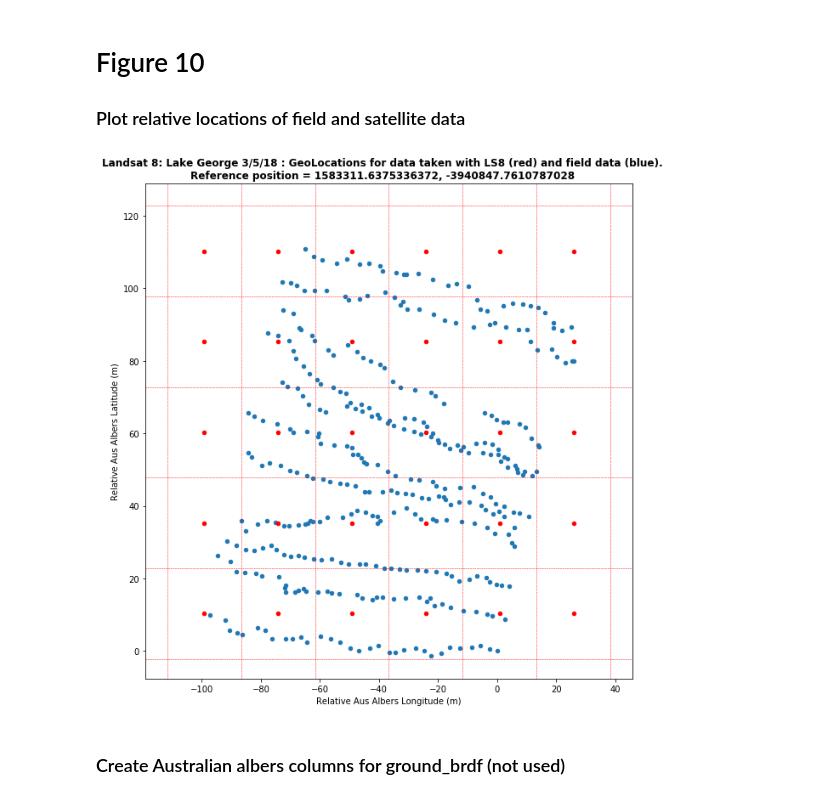
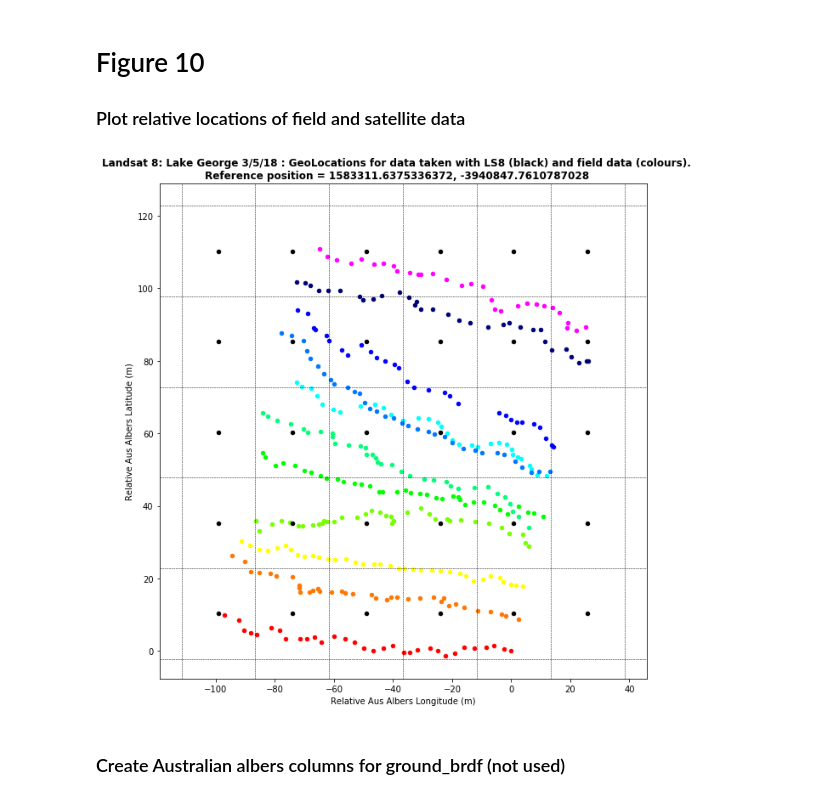
Before and after one commit to GeoscienceAustralia/DEA-CalVal-Phase1, a Jupyter notebook: Pipeline-LG-03-05-18.ipynb, the cells around one changed output. Drawn from its saved outputs; the diff is of its cells as text; code cells hidden in the pictures.

Commit message:
colour fields by line and limit field pixels to 10+ spectra

```diff
--- a/Pipeline-LG-03-05-18.ipynb
+++ b/Pipeline-LG-03-05-18.ipynb
@@ -800,0 +786,22 @@ ground_bands = catty.drop(['Wavelength', 'radiance'], axis=1)
+# %%
+fig, axes = plt.subplots(nrows=1, ncols=2, figsize=(11.5, 6.5))
+fig.suptitle(sat_name+': '+field_site+' '+field_date+' '+site_number+': \nGround Reflectances averaged into '+sat_name+' Bands\n        Line Averaged                                                         Individual spectra', fontweight='bold')
+axes[0].set_ylabel("Reflectance")
+axes[0].set_xlabel("Band Number")
+axes[1].set_xlabel("Band Number")
+axes[0].set_xticks([0,1,2,3,4,5,6,7,8,9,10,11,12,13,14,15])
+axes[1].set_xticks([0,1,2,3,4,5,6,7,8,9,10,11,12,13,14,15])
+plt.tight_layout(pad=5.5, w_pad=1.0, h_pad=1.0)
+
+d=pd.DataFrame([[[ground_bands[j][(ground_bands['Line']==i)].mean()] for j in list(band.keys())] for i in ground_bands.Line.unique()])
+for i in d.columns:
+    d[i] = d[i].str.get(0)
+    d.rename(columns={i: 'band'+str(i+1)}, inplace=True)
+for i in d.index:
+    d.rename(index={i: 'Line'+str(i+1)}, inplace=True)
+
+d.T.plot(legend=True, ax=axes[0], color=colpac)
+
+result_df.T.plot(legend=False, ax=axes[1])
+
+plt.savefig(output+'Fig08_BandReflectances.png')
@@ -1069,41 +1075,47 @@ xloc = [pyproj.transform(wgs_84, aus_albers, ground_brdf['Longitude'][i], ground
 relxloc = [(xloc[i][0]-xloc[0][0], xloc[i][1]-xloc[0][1]) for i in range(len(ground_brdf))]
 
 satloc = [[0 for x in range(2)] for y in range(len(sat_array.x)*(len(sat_array.y)))]
 count=0
 for i in range(len(sat_array.x)):
     for j in range(len(sat_array.y)):
         satloc[count][0] = float(sat_array.x[i]-xloc[0][0])
         satloc[count][1] = float(sat_array.y[j]-xloc[0][1])
         count+=1
 
 satloc_df = pd.DataFrame(satloc)
 
 fig, axes = plt.subplots(nrows=1, ncols=1, figsize=(9.5, 9.5))
-fig.suptitle(sat_name+': '+field_site+' '+field_date+' '+site_number+': GeoLocations for data taken with LS8 (red) and field data (blue).\nReference position = '+str(xloc[0][0])+', '+str(xloc[0][1]), fontweight='bold')
+fig.suptitle(sat_name+': '+field_site+' '+field_date+' '+site_number+': GeoLocations for data taken with LS8 (black) and field data (colours).\nReference position = '+str(xloc[0][0])+', '+str(xloc[0][1]), fontweight='bold')
 plt.tight_layout(pad=4.0, w_pad=1.0, h_pad=1.0)
 
 def gridlines(satloc_df):
-    axes.axhline(satloc_df[1].unique()[0]+12.5, linestyle='--', color='r', linewidth=0.5)
+    axes.axhline(satloc_df[1].unique()[0]+12.5, linestyle='--', color='black', linewidth=0.5)
     for i in range(len(satloc_df[1].unique())):
-        axes.axhline(satloc_df[1].unique()[0]-(12.5+(25*i)), linestyle='--', color='r', linewidth=0.5)
+        axes.axhline(satloc_df[1].unique()[0]-(12.5+(25*i)), linestyle='--', color='black', linewidth=0.5)
 
-    axes.axvline(satloc_df[0].unique()[0]-12.5, linestyle='--', color='r', linewidth=0.5)
+    axes.axvline(satloc_df[0].unique()[0]-12.5, linestyle='--', color='black', linewidth=0.5)
     for i in range(len(satloc_df[0].unique())):
-        axes.axvline(satloc_df[0].unique()[0]+(12.5+(25*i)), linestyle='--', color='r', linewidth=0.5)
+        axes.axvline(satloc_df[0].unique()[0]+(12.5+(25*i)), linestyle='--', color='black', linewidth=0.5)
 
 
 rr = pd.DataFrame(relxloc)
-rr.plot.scatter(0,1, ax=axes)
-satloc_df.plot.scatter(0,1, ax=axes, color='red', )
+
+ground_brdf_XY = pd.concat([ground_brdf, rr], axis=1)
+ground_brdf_XY.rename(columns={0: 'RelX', 1: 'RelY'}, inplace=True)
+
+for i in ground_brdf_XY.Line.unique():
+    ground_brdf_XY[(ground_brdf_XY['Line']==i)].plot.scatter('RelX', 'RelY', ax=axes, color=colpac[i])
+
+satloc_df.plot.scatter(0,1, ax=axes, color='black', )
 
 axes.set_xlabel("Relative Aus Albers Longitude (m)")
 axes.set_ylabel("Relative Aus Albers Latitude (m)")
 
 gridlines(satloc_df)
 
 plt.savefig(output+'Fig10_SatFieldLocations.png')
 # %% [output]
-[figure, old version]
+[figure, new version]
 # %% [markdown]
 ### Create Australian albers columns for ground_brdf (not used)
 # %%
```
Also changed, not shown: parts of 11 cells of this notebook, 8 other files.
